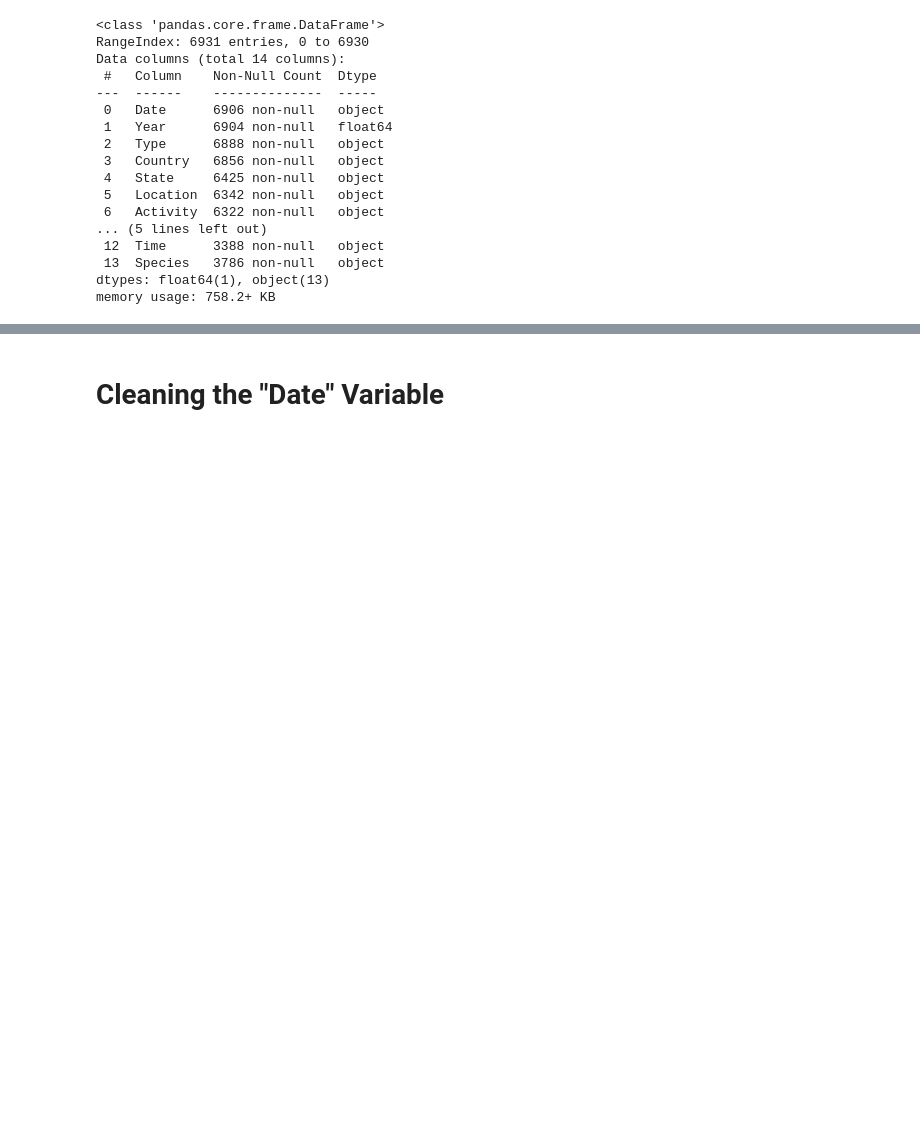
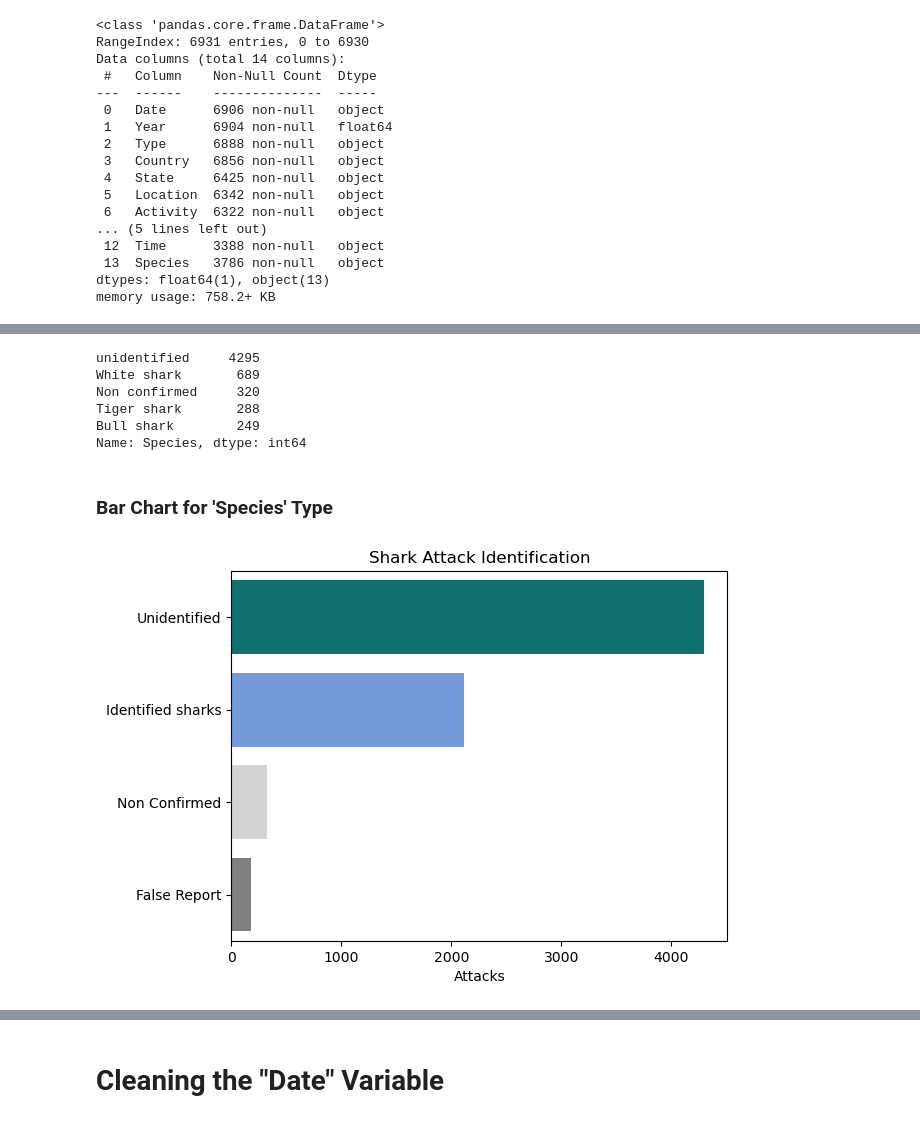
Before and after one commit to MatteSchmitt/Shark, a Jupyter notebook: Global_Shark_Attack_Project_Code.ipynb, the cells around one changed output, grey strips where cells are left out. Drawn from its saved outputs; the diff is of its cells as text; code cells hidden in the pictures; blank space fills up the shorter version.

```diff
--- a/Global_Shark_Attack_Project_Code.ipynb
+++ b/Global_Shark_Attack_Project_Code.ipynb
@@ -294,22 +273,35 @@ sharks['Species'] = sharks['Species'].replace(['Starry smoothhound'], 'Starry sm
 sharks['Species'] = sharks['Species'].replace([], 'Epaulette shark')
 sharks['Species'] = sharks['Species'].replace(['spotted catshark'], 'Small spotted catshark')
 # %%
+# Seeing value counts for the top 5 'Species'
 species_counts = sharks['Species'].value_counts()
-#species_counts
+species_counts.head()
+# %% [output]
+unidentified     4295
+White shark       689
+Non confirmed     320
+Tiger shark       288
+Bull shark        249
+Name: Species, dtype: int64
+# %% [markdown]
+### Bar Chart for 'Species' Type
 # %%
-# species_counts = sharks['Species'].value_counts()
+species_counts = sharks['Species'].value_counts()
 
-# unidentified_count = species_counts.get('unidentified', 0)
-# other_species_count = species_counts.sum() - unidentified_count - false_report_count - non_confirmed_count
-# non_confirmed_count = species_counts.get('Non confirmed', 0)
-# false_report_count = species_counts.get('false report', 0)
+false_report_count = species_counts.get('false report', 0)
+unidentified_count = species_counts.get('unidentified', 0)
+non_confirmed_count = species_counts.get('Non confirmed', 0)
+other_species_count = species_counts.sum() - unidentified_count - false_report_count - non_confirmed_count
 
+# Creating a bar plot to show the types of 'Species' of sharks within our dataset
+sns.barplot(x=[unidentified_count, other_species_count, non_confirmed_count, false_report_count],
+            y=['Unidentified', 'Identified sharks', 'Non Confirmed', 'False Report'],
+            palette=['teal', 'cornflowerblue', 'lightgrey', 'grey'])
 
-# sns.barplot(x=[unidentified_count, other_species_count, non_confirmed_count, false_report_count],
-#             y=['Unidentified', 'Identified sharks', 'Non Confirmed', 'False Report'],
-#             palette=['teal', 'cornflowerblue', 'lightgrey', 'grey'])
-
-# plt.title('Shark Attack Identification')
-# plt.xlabel('Attacks')
-# plt.show()
+# Fixing the Formatting and Labels
+plt.title('Shark Attack Identification')
+plt.xlabel('Attacks')
+plt.show()
+# %% [output]
+[figure, added]
 # %%
```
Also changed, not shown: parts of 83 cells of this notebook.
